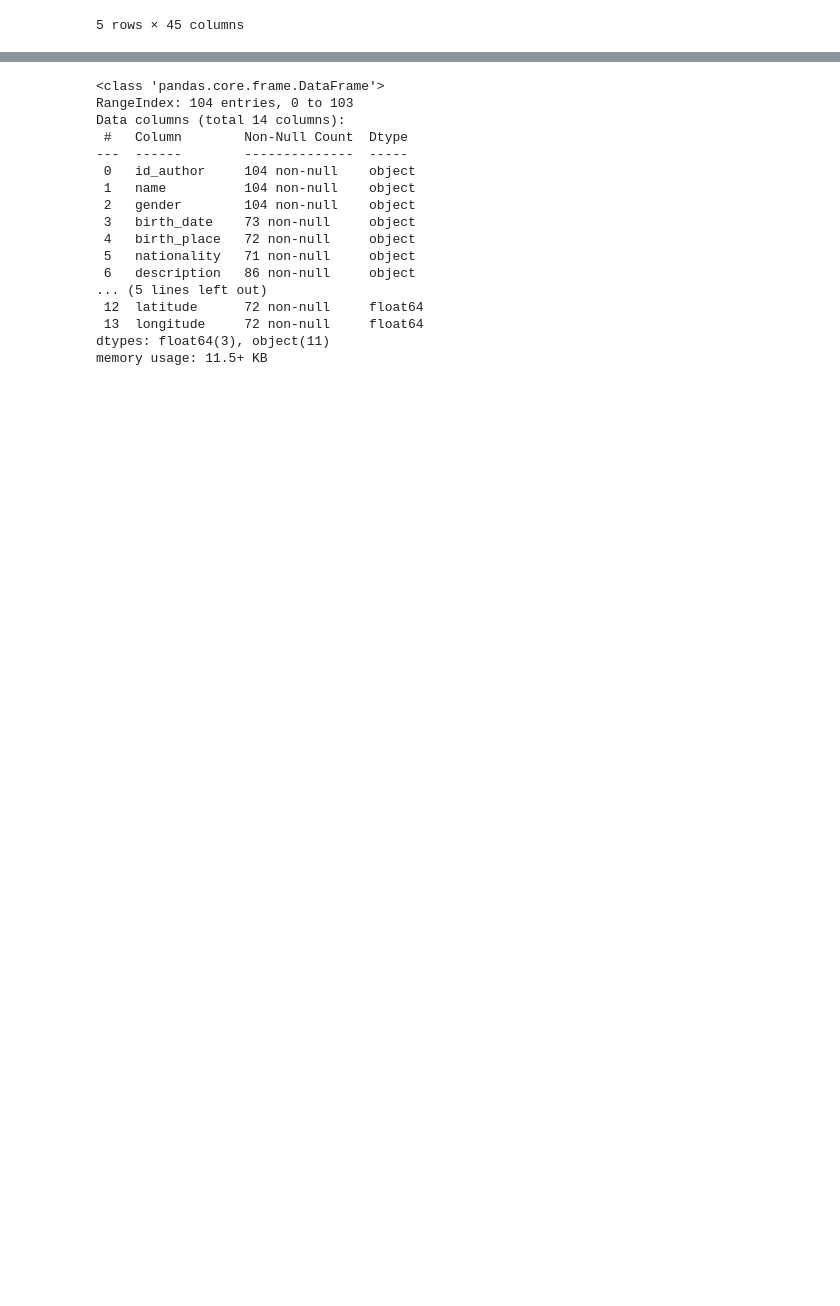
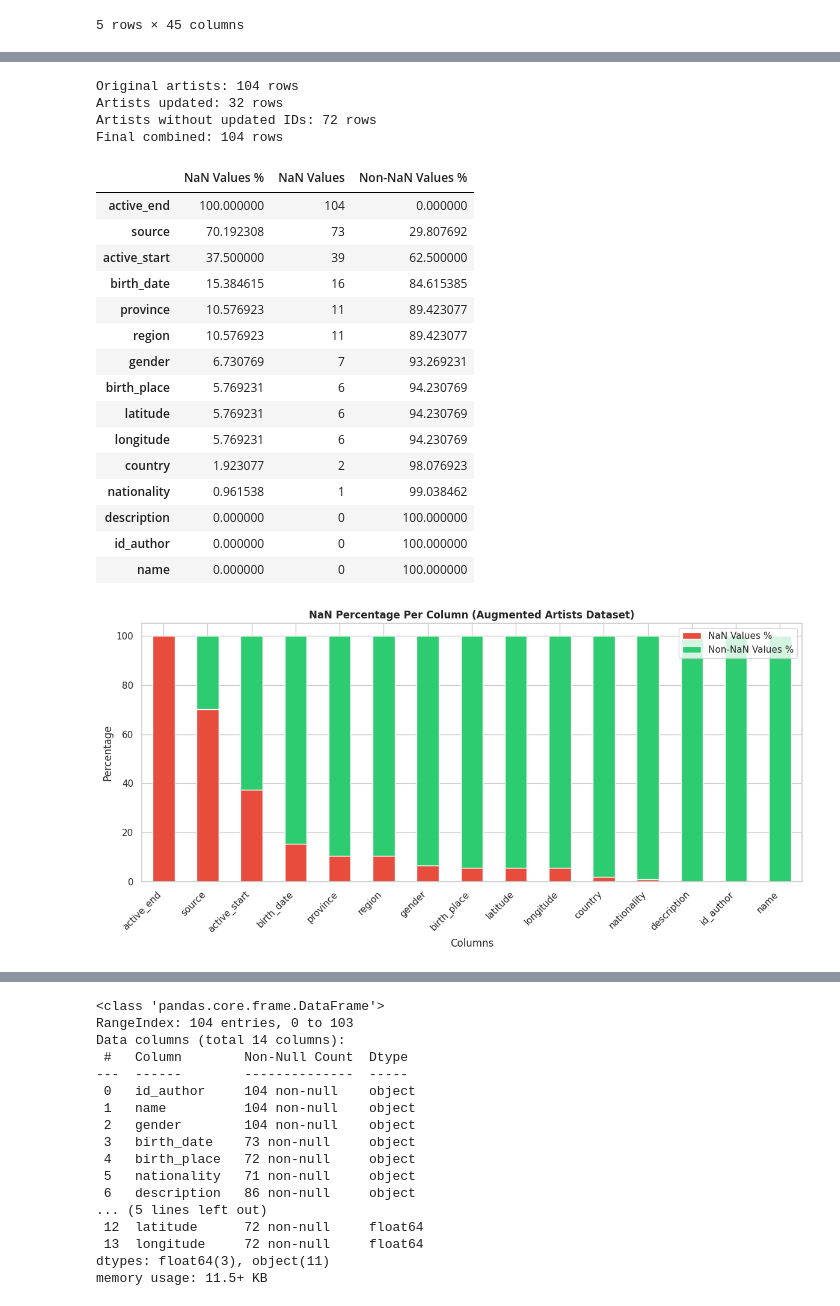
Before and after one commit to DGabri/data_mining_unipi, a Jupyter notebook: task_1/data_understanding.ipynb, the cells around one changed output, grey strips where cells are left out. Saved outputs shown, nothing was run; the diff lists cells and outputs as text; code cells hidden in the pictures; blank space fills up the shorter version.

```diff
--- a/task_1/data_understanding.ipynb
+++ b/task_1/data_understanding.ipynb
@@ -98,0 +78,3 @@ plt.show()
+# %%
+artists_search = pd.read_csv("../original_datasets/artists_missing_vals.csv")
+artists_search.head()
@@ -98,0 +88,8 @@ plt.show()
+# %%
+updated_ids = artists_search['id_author'].unique()
+
+# remove rows from the original artists dataframe
+artists_without_updates = artists[~artists['id_author'].isin(updated_ids)]
+
+# concatenate the remaining original data with the updated data
+artists_final = pd.concat([artists_search, artists_without_updates], ignore_index=True)
@@ -99,3 +99,33 @@ plt.show()
+# %%
+# Verify the result
+print(f"Original artists: {len(artists)} rows")
+print(f"Artists updated: {len(artists_search)} rows")
+print(f"Artists without updated IDs: {len(artists_without_updates)} rows")
+print(f"Final combined: {len(artists_final)} rows")
+
+plot_nans_stacked(artists_final, 'NaN Percentage Per Column (Augmented Artists Dataset)')
+# %% [output]
+Original artists: 104 rows
+Artists updated: 32 rows
+Artists without updated IDs: 72 rows
+Final combined: 104 rows
+|  | NaN Values % | NaN Values | Non-NaN Values % |
+| active_end | 100.000000 | 104 | 0.000000 |
+| source | 70.192308 | 73 | 29.807692 |
+| active_start | 37.500000 | 39 | 62.500000 |
+| birth_date | 15.384615 | 16 | 84.615385 |
+| province | 10.576923 | 11 | 89.423077 |
+| region | 10.576923 | 11 | 89.423077 |
+| gender | 6.730769 | 7 | 93.269231 |
+| birth_place | 5.769231 | 6 | 94.230769 |
+| latitude | 5.769231 | 6 | 94.230769 |
+| longitude | 5.769231 | 6 | 94.230769 |
+| country | 1.923077 | 2 | 98.076923 |
+| nationality | 0.961538 | 1 | 99.038462 |
+| description | 0.000000 | 0 | 100.000000 |
+| id_author | 0.000000 | 0 | 100.000000 |
+| name | 0.000000 | 0 | 100.000000 |
+[figure, added]
 # %%
 ## Tracks
 # Check how many NaNs are present and plot the number of NaN per each column
```
Also changed, not shown: parts of 39 cells of this notebook, 2 other files.
